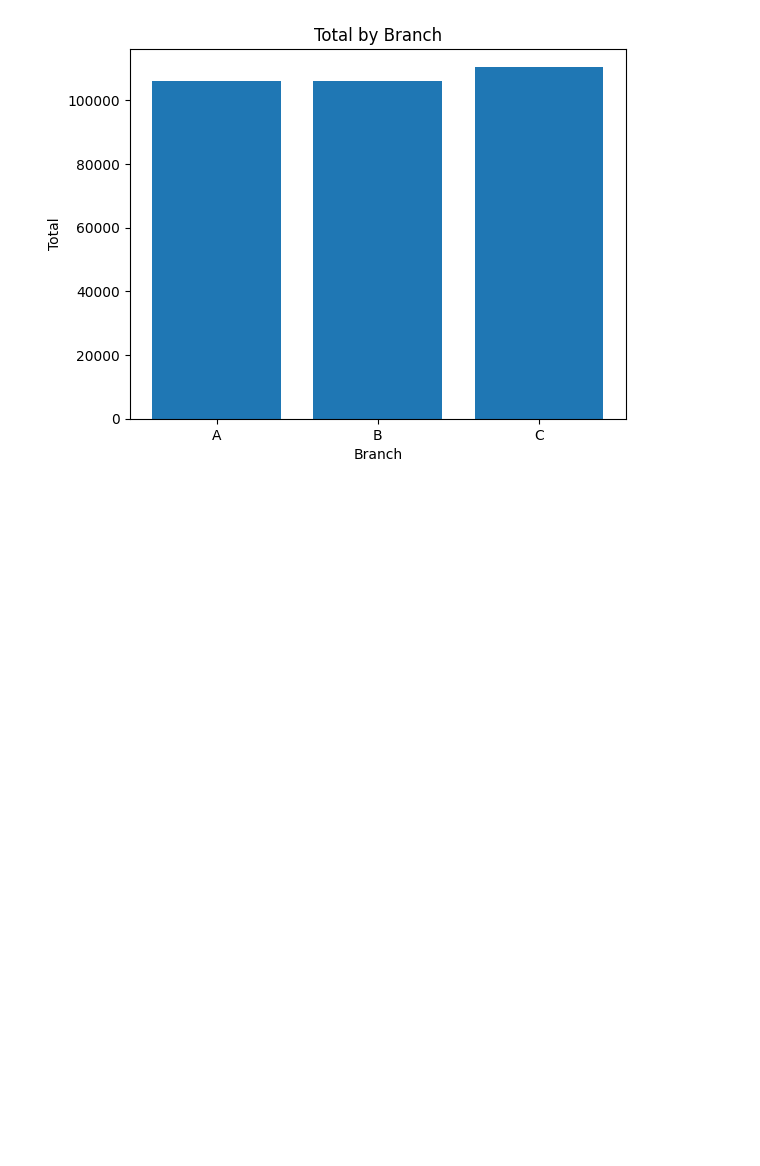
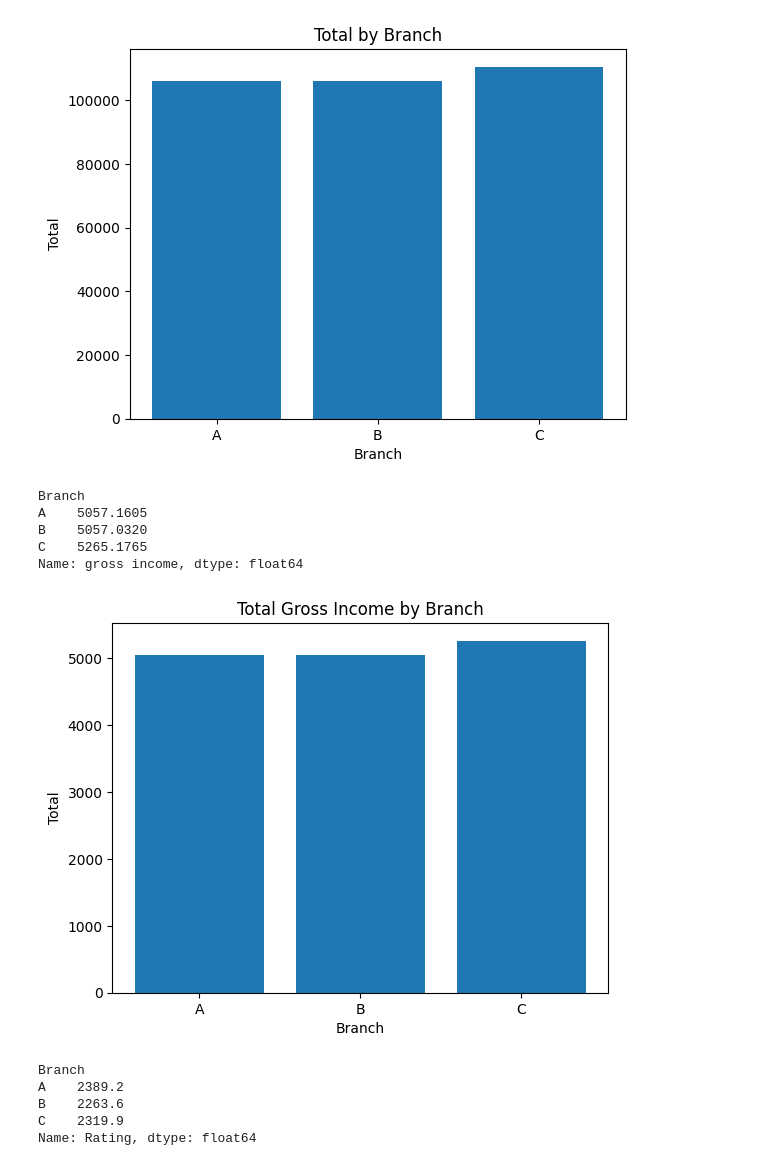
Before and after one commit to irisdev06/Super-Market-Data-Analysis, a Jupyter notebook: SuperNovaMartSalesAnalysis .ipynb, the cells around one changed output. Saved outputs shown, nothing was run; the diff lists cells and outputs as text; code cells hidden in the pictures; blank space fills up the shorter version.

Commit message:
Branch Performance: TotalbyBranch, GrossIncomebyBranch, RatingbyBranch

```diff
--- a/SuperNovaMartSalesAnalysis .ipynb
+++ b/SuperNovaMartSalesAnalysis .ipynb
@@ -217,3 +211,29 @@ plt.title('Total by Branch')
 plt.show()
 # %% [output]
 [figure]
+# %%
+GrossIncomebyBranch = data.groupby('Branch')['gross income'].sum()
+print(GrossIncomebyBranch)
+# %% [output]
+Branch
+A    5057.1605
+B    5057.0320
+C    5265.1765
+Name: gross income, dtype: float64
+# %%
+plt.bar(GrossIncomebyBranch.index, GrossIncomebyBranch.values)
+plt.xlabel('Branch')
+plt.ylabel('Total')
+plt.title('Total Gross Income by Branch')
+plt.show()
+# %% [output]
+[figure, added]
+# %%
+RatingbyBranch = data.groupby('Branch')['Rating'].sum()
+print(RatingbyBranch)
+# %% [output]
+Branch
+A    2389.2
+B    2263.6
+C    2319.9
+Name: Rating, dtype: float64
```
Also changed, not shown: parts of 3 cells of this notebook.
